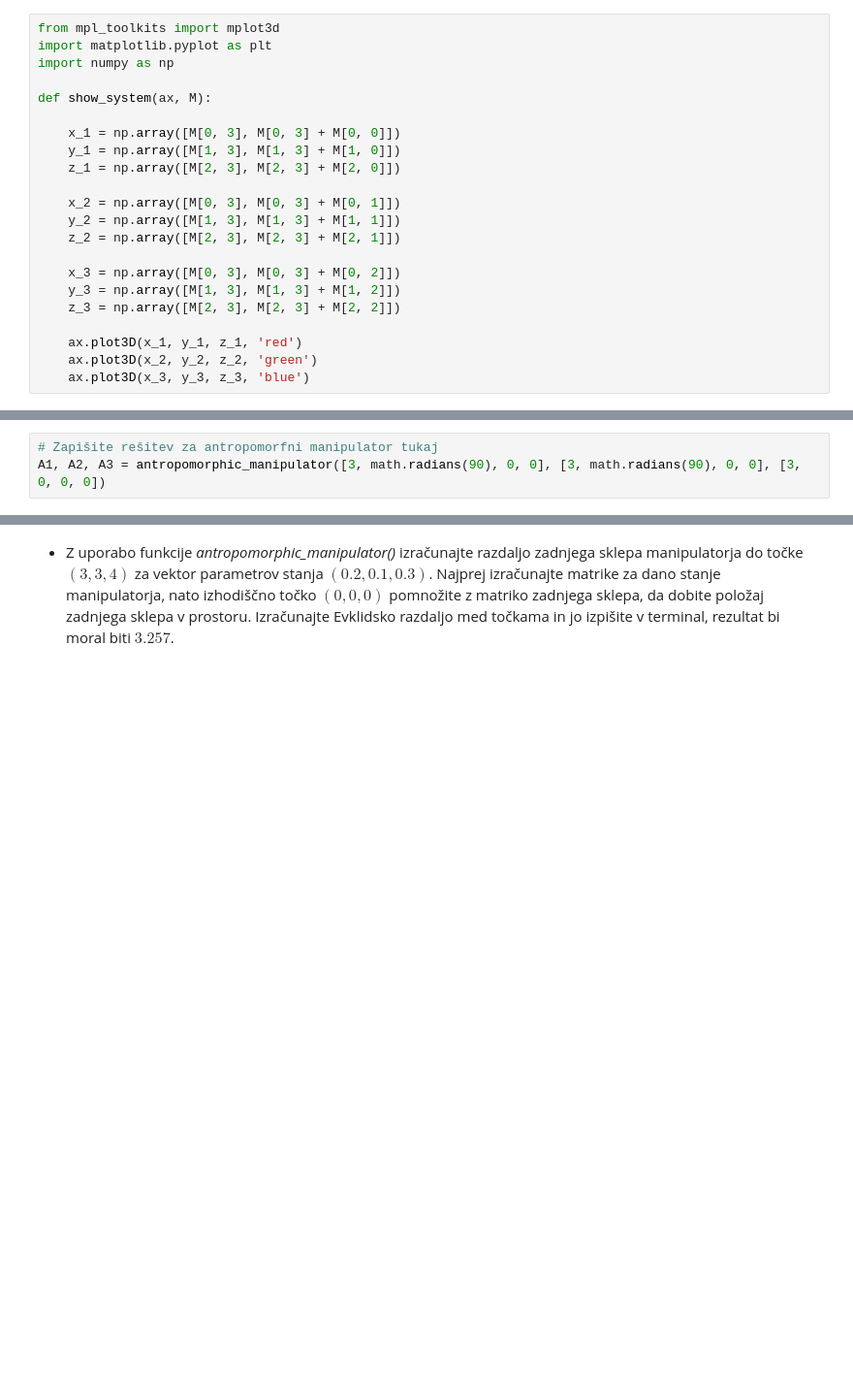
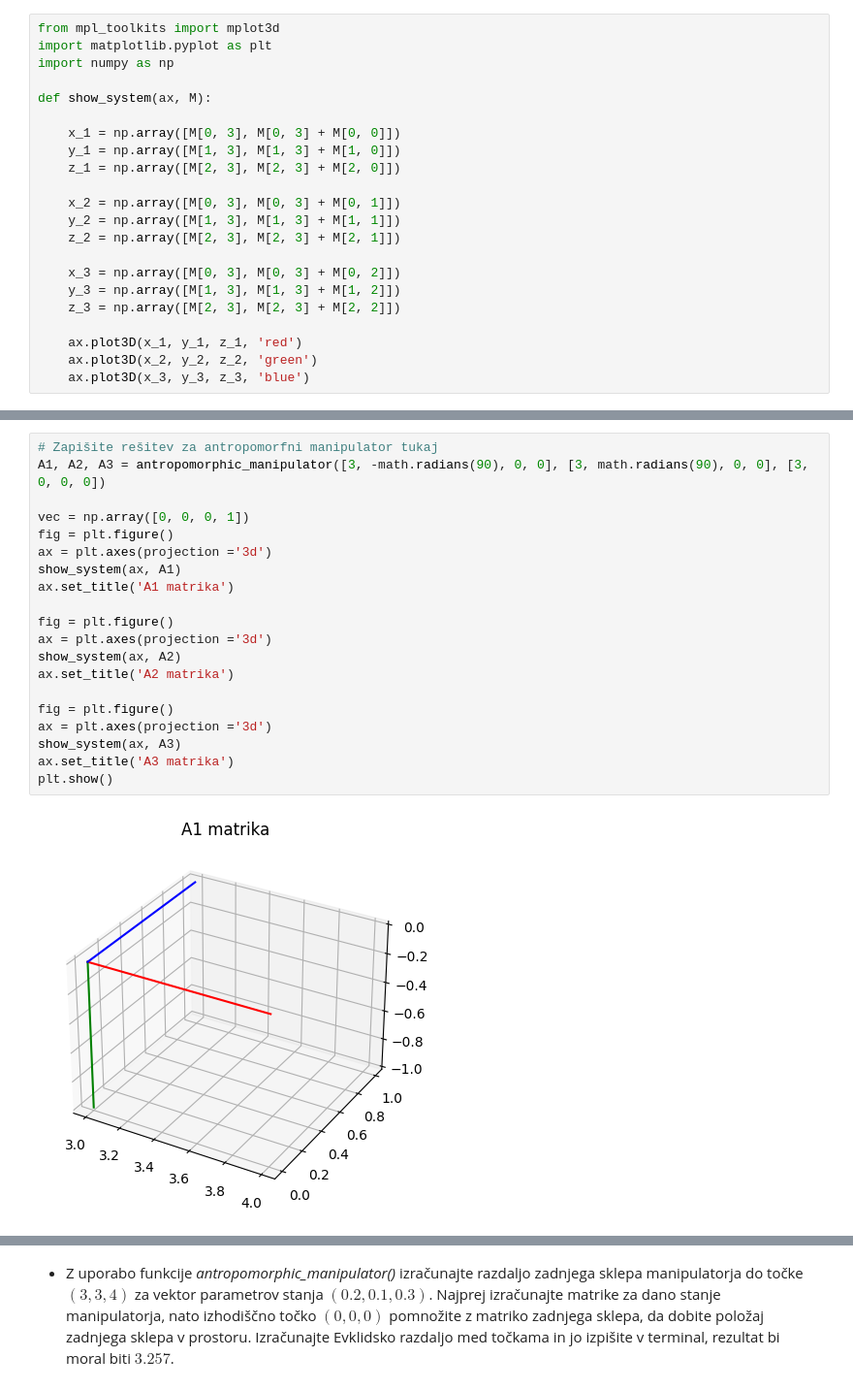
Before and after one commit to Krevs321/Robotika03, a Jupyter notebook: vaja3.ipynb, the cells around one changed output, grey strips where cells are left out. Shown at 97% size. Saved outputs shown, nothing was run; the diff lists cells and outputs as text; blank space fills up the shorter version.

```diff
--- a/vaja3.ipynb
+++ b/vaja3.ipynb
@@ -317,3 +327,22 @@ show_system(ax, A)
 # %%
 # Zapišite rešitev za antropomorfni manipulator tukaj
-A1, A2, A3 = antropomorphic_manipulator([3, math.radians(90), 0, 0], [3, math.radians(90), 0, 0], [3, 0, 0, 0])
+A1, A2, A3 = antropomorphic_manipulator([3, -math.radians(90), 0, 0], [3, math.radians(90), 0, 0], [3, 0, 0, 0])
+
+vec = np.array([0, 0, 0, 1])
+fig = plt.figure()
+ax = plt.axes(projection ='3d')
+show_system(ax, A1)
+ax.set_title('A1 matrika')
+
+fig = plt.figure()
+ax = plt.axes(projection ='3d')
+show_system(ax, A2)
+ax.set_title('A2 matrika')
+
+fig = plt.figure()
+ax = plt.axes(projection ='3d')
+show_system(ax, A3)
+ax.set_title('A3 matrika')
+plt.show()
+# %% [output]
+[figure, added]
```
Also changed, not shown: parts of 6 cells of this notebook.
